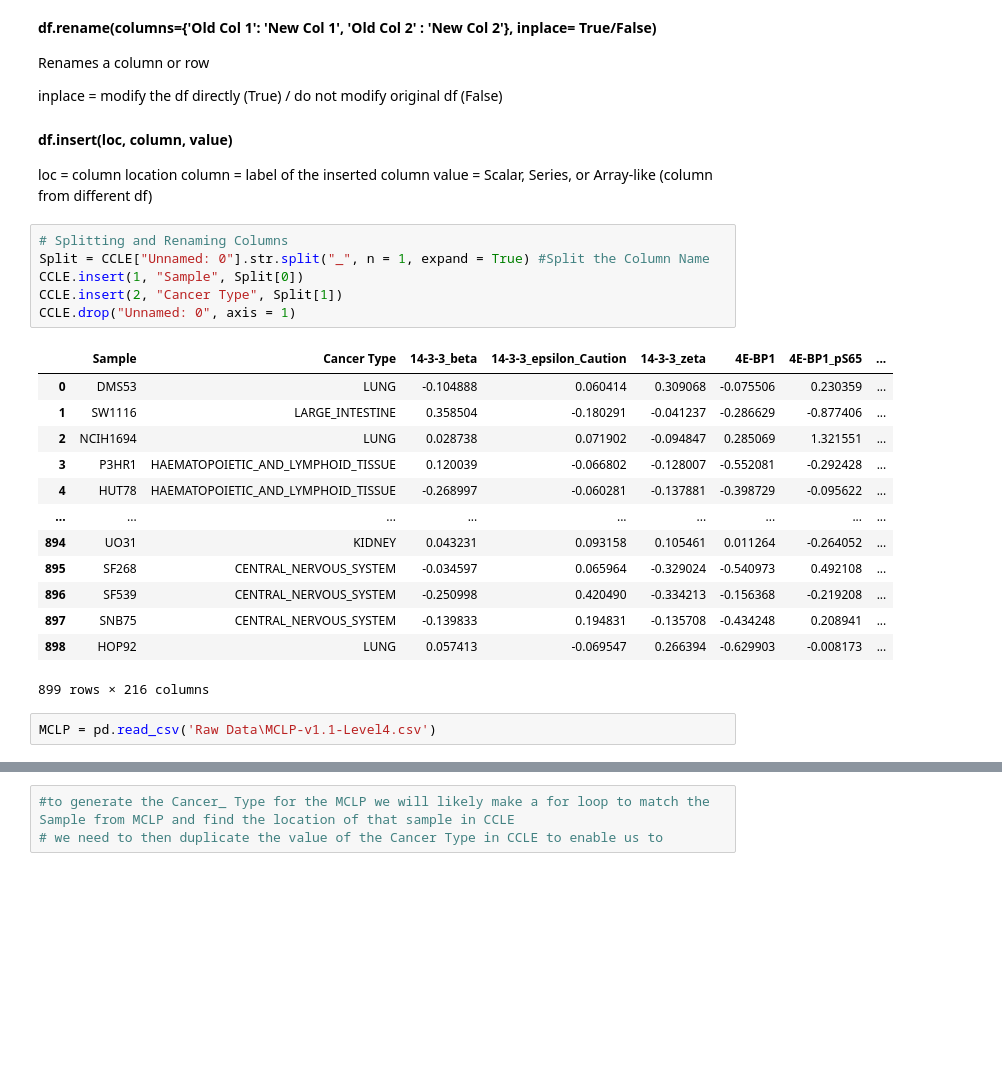
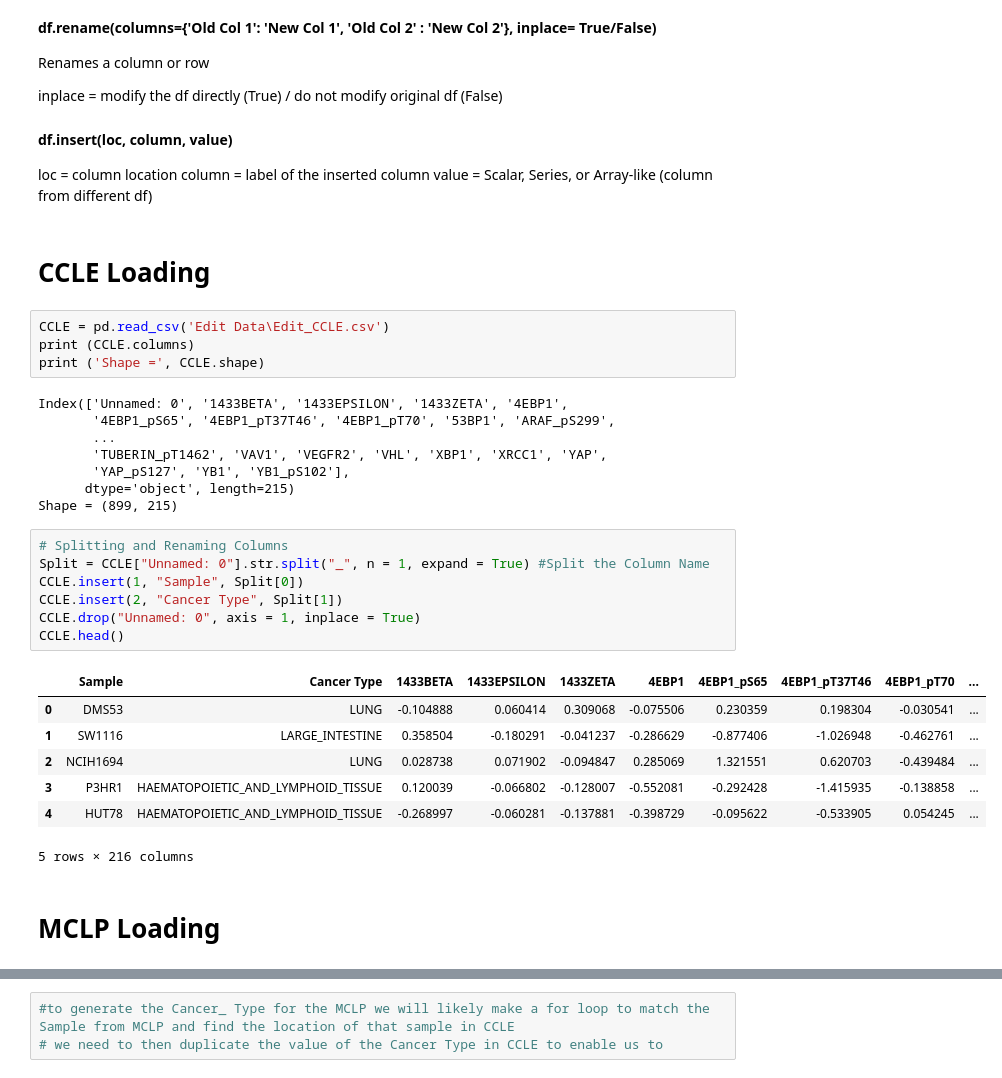
Before and after one commit to Albertykeyboard/Portfolio, a Jupyter notebook: TNBC Analysis and ML/Formatting Playground.ipynb, the cells around one changed output, grey strips where cells are left out. Cells and saved outputs as stored; diff of their text form; blank space fills up the shorter version.

```diff
--- a/TNBC Analysis and ML/Formatting Playground.ipynb
+++ b/TNBC Analysis and ML/Formatting Playground.ipynb
@@ -39,26 +24,35 @@ inplace = modify the df directly (True) / do not modify original df (False)
 loc = column location
 column = label of the inserted column
 value = Scalar, Series, or Array-like (column from different df)
+# %% [markdown]
+# CCLE Loading
+# %%
+CCLE = pd.read_csv('Edit Data\Edit_CCLE.csv')
+print (CCLE.columns)
+print ('Shape =', CCLE.shape)
+# %% [output]
+Index(['Unnamed: 0', '1433BETA', '1433EPSILON', '1433ZETA', '4EBP1',
+       '4EBP1_pS65', '4EBP1_pT37T46', '4EBP1_pT70', '53BP1', 'ARAF_pS299',
+       ...
+       'TUBERIN_pT1462', 'VAV1', 'VEGFR2', 'VHL', 'XBP1', 'XRCC1', 'YAP',
+       'YAP_pS127', 'YB1', 'YB1_pS102'],
+      dtype='object', length=215)
+Shape = (899, 215)
 # %%
 # Splitting and Renaming Columns
 Split = CCLE["Unnamed: 0"].str.split("_", n = 1, expand = True) #Split the Column Name
 CCLE.insert(1, "Sample", Split[0])
 CCLE.insert(2, "Cancer Type", Split[1])
-CCLE.drop("Unnamed: 0", axis = 1)
+CCLE.drop("Unnamed: 0", axis = 1, inplace = True)
+CCLE.head()
 # %% [output]
-|  | Sample | Cancer Type | 14-3-3_beta | 14-3-3_epsilon_Caution | 14-3-3_zeta | 4E-BP1 | 4E-BP1_pS65 | ... |
-| 0 | DMS53 | LUNG | -0.104888 | 0.060414 | 0.309068 | -0.075506 | 0.230359 | ... |
-| 1 | SW1116 | LARGE_INTESTINE | 0.358504 | -0.180291 | -0.041237 | -0.286629 | -0.877406 | ... |
-| 2 | NCIH1694 | LUNG | 0.028738 | 0.071902 | -0.094847 | 0.285069 | 1.321551 | ... |
-| 3 | P3HR1 | HAEMATOPOIETIC_AND_LYMPHOID_TISSUE | 0.120039 | -0.066802 | -0.128007 | -0.552081 | -0.292428 | ... |
-| 4 | HUT78 | HAEMATOPOIETIC_AND_LYMPHOID_TISSUE | -0.268997 | -0.060281 | -0.137881 | -0.398729 | -0.095622 | ... |
-| ... | ... | ... | ... | ... | ... | ... | ... | ... |
-| 894 | UO31 | KIDNEY | 0.043231 | 0.093158 | 0.105461 | 0.011264 | -0.264052 | ... |
-| 895 | SF268 | CENTRAL_NERVOUS_SYSTEM | -0.034597 | 0.065964 | -0.329024 | -0.540973 | 0.492108 | ... |
-| 896 | SF539 | CENTRAL_NERVOUS_SYSTEM | -0.250998 | 0.420490 | -0.334213 | -0.156368 | -0.219208 | ... |
-| 897 | SNB75 | CENTRAL_NERVOUS_SYSTEM | -0.139833 | 0.194831 | -0.135708 | -0.434248 | 0.208941 | ... |
-| 898 | HOP92 | LUNG | 0.057413 | -0.069547 | 0.266394 | -0.629903 | -0.008173 | ... |
+|  | Sample | Cancer Type | 1433BETA | 1433EPSILON | 1433ZETA | 4EBP1 | 4EBP1_pS65 | 4EBP1_pT37T46 | 4EBP1_pT70 | ... |
+| 0 | DMS53 | LUNG | -0.104888 | 0.060414 | 0.309068 | -0.075506 | 0.230359 | 0.198304 | -0.030541 | ... |
+| 1 | SW1116 | LARGE_INTESTINE | 0.358504 | -0.180291 | -0.041237 | -0.286629 | -0.877406 | -1.026948 | -0.462761 | ... |
+| 2 | NCIH1694 | LUNG | 0.028738 | 0.071902 | -0.094847 | 0.285069 | 1.321551 | 0.620703 | -0.439484 | ... |
+| 3 | P3HR1 | HAEMATOPOIETIC_AND_LYMPHOID_TISSUE | 0.120039 | -0.066802 | -0.128007 | -0.552081 | -0.292428 | -1.415935 | -0.138858 | ... |
+| 4 | HUT78 | HAEMATOPOIETIC_AND_LYMPHOID_TISSUE | -0.268997 | -0.060281 | -0.137881 | -0.398729 | -0.095622 | -0.533905 | 0.054245 | ... |
-899 rows × 216 columns
+5 rows × 216 columns
-# %%
-MCLP = pd.read_csv('Raw Data\MCLP-v1.1-Level4.csv')
+# %% [markdown]
+# MCLP Loading
 # %%
```
Also changed, not shown: parts of 15 cells of this notebook, 1 other file.
